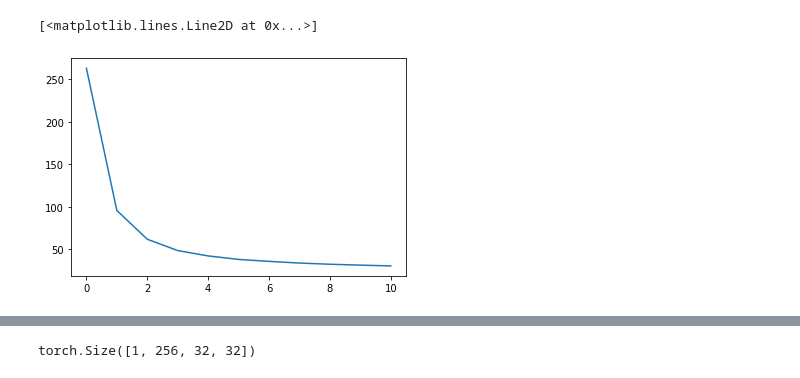
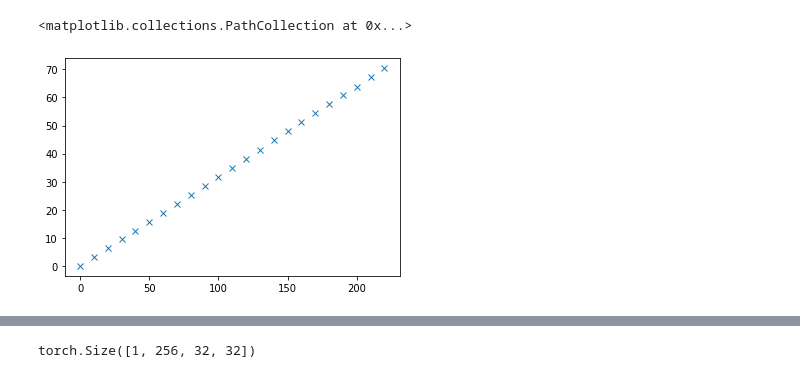
Before and after one commit to JerryTaoHZ/neural_style_1, a Jupyter notebook: cv.ipynb, the cells around one changed output, grey strips where cells are left out. Cells and saved outputs as stored; diff of their text form; code cells hidden in the pictures.

Commit message:
add transfer -- Siyu

```diff
--- a/cv.ipynb
+++ b/cv.ipynb
@@ -214,8 +195,7 @@ def generate_model(pre_model, style_img, content_img,
             name = 'maxpool_{}'.format(i)
         elif isinstance(layer, nn.BatchNorm2d):
             name = 'bn_{}'.format(i)
-        else:
-            continue
+
         model.add_module(name, layer)
 
         if name in content_layers:
@@ -261,7 +241,6 @@ def style_transfer(model, content_img, style_img, input_img,
     print('Optimizing..')
 
     run = [0]
-    scores = [0]
     def closure():
         # correct the values of updated input image
         input_img.data.clamp_(0, 1)
@@ -281,10 +260,13 @@ def style_transfer(model, content_img, style_img, input_img,
         content_score *= content_weight
 
         loss = style_score + content_score
+
         loss.backward()
 
-        scores[-1] = style_score + content_score
         run[0] += 1
+        end = time.time()
+        times.append(round(end - start, 2))
+
         if run[0] % 50 == 0:
             print("run {}:".format(run))
             print('Style Loss : {:4f} Content Loss: {:4f}'.format(
@@ -293,20 +275,21 @@ def style_transfer(model, content_img, style_img, input_img,
 
         return style_score + content_score
 
-
+    times = [0]
+    start = time.time()
     while run[0] <= num_steps:
         optimizer.step(closure)
-        scores.append(0)
 
     # a last correction...
     input_img.data.clamp_(0, 1)
 
-    return input_img, model(input_img), scores[:-1]
+    return input_img, model(input_img), times
 # %%
 ## choose content image as input
-input_img = content_img.clone()
+#input_img = content_img.clone()
 # the noise input
-#input_img = torch.randn(content_img.data.size(), device=device)
+input_img = torch.randn(content_img.data.size(), device=device)
+
 # add the original input image to the figure:
-plt.figure()
-imshow(input_img, title='Input Image')
+# plt.figure()
+# imshow(input_img, title='Input Image')
@@ -315,14 +296,12 @@ imshow(input_img, title='Input Image')
 # %%
-output, g, scores = style_transfer( cnn, content_img, style_img, input_img,
-                            default_mean_std = False,
-                            num_steps=200, style_weight=1000000, content_weight=1)
+output, g, times = style_transfer(cnn, content_img, style_img, input_img, default_mean_std = False, num_steps=200, style_weight=1000000, content_weight=1)
 
-plt.figure()
-imshow(output, title='Output Image')
+# plt.figure()
+# imshow(output, title='Output Image')
 
-# sphinx_gallery_thumbnail_number = 4
-plt.ioff()
-plt.show()
+# # sphinx_gallery_thumbnail_number = 4
+# plt.ioff()
+# plt.show()
 # %% [output]
 Building the style transfer model..
 Optimizing..
@@ -341,8 +319,8 @@ Style Loss : 9.208063 Content Loss: 22.000933
-# %%
-plt.plot(scores)
-# %% [output]
-[<matplotlib.lines.Line2D at 0x...>]
-[figure, removed]
+# %%
+plt.scatter(range(len(times))[::10], times[::10], marker='x', linewidths=1)
+# %% [output]
+<matplotlib.collections.PathCollection at 0x...>
+[figure, added]
 # %%
 imshow(style_img, title='style Image')
 # %% [output]
```
Also changed, not shown: parts of 8 cells of this notebook, 8 other files.
